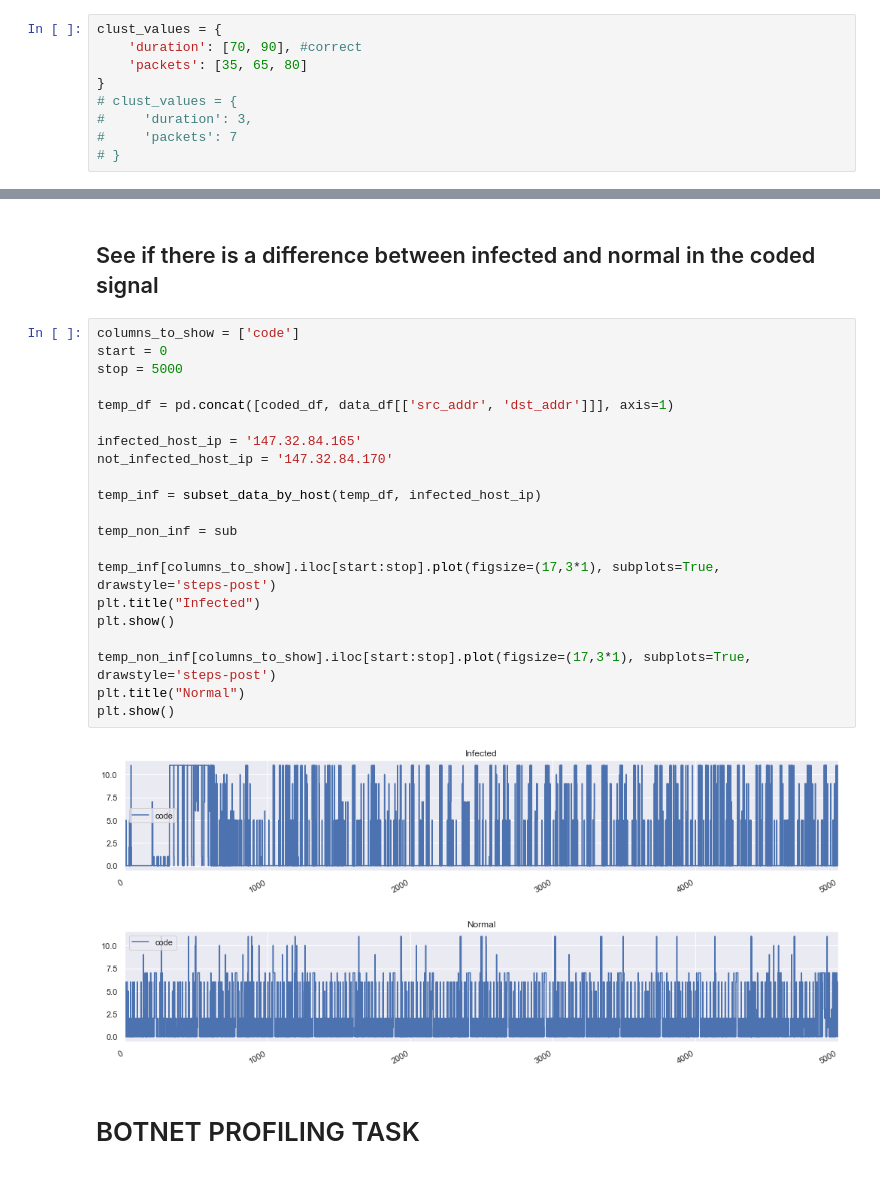
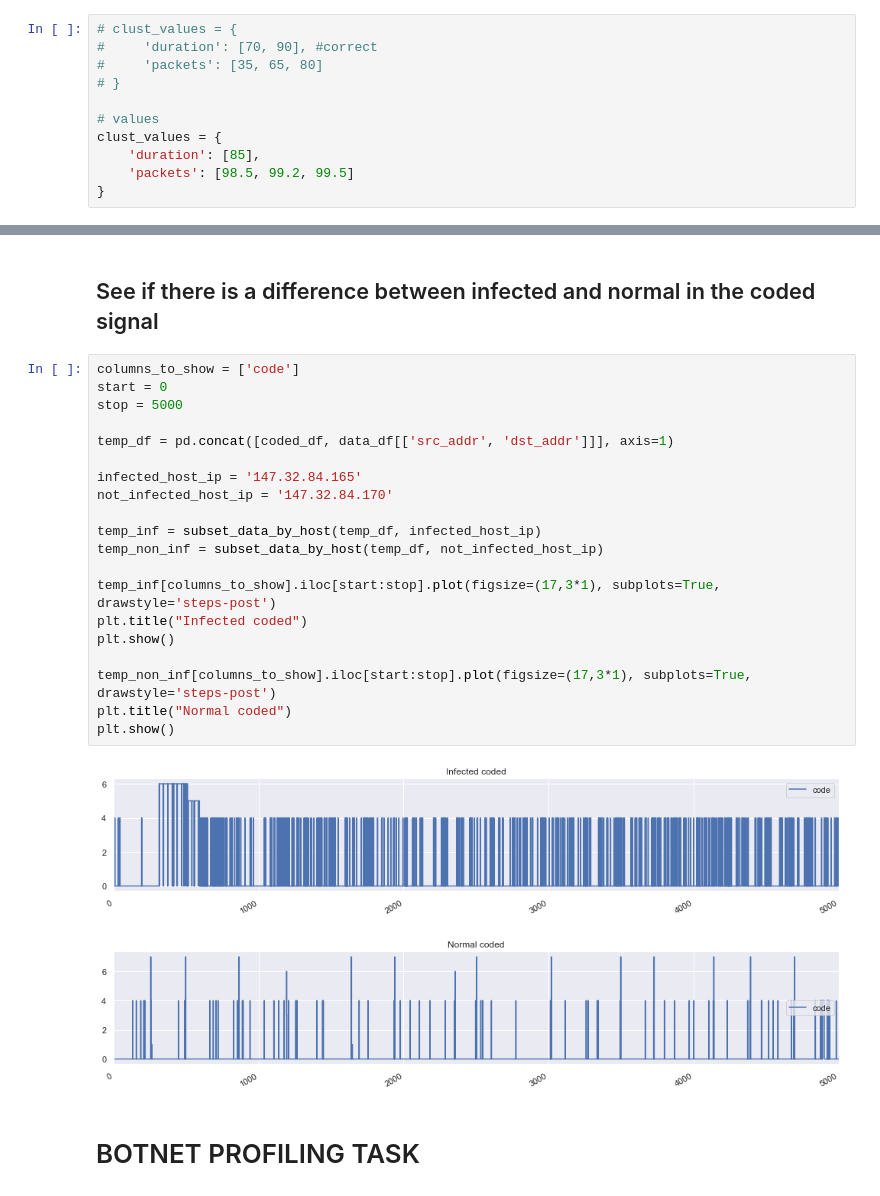
Before and after one commit to benhe119/Cyber-data-analytics_TUDelft, a Jupyter notebook: lab3/notebooks/Flow_data_discretization_task.ipynb, the cells around one changed output, grey strips where cells are left out. Saved outputs shown, nothing was run; the diff lists cells and outputs as text.

```diff
--- a/lab3/notebooks/Flow_data_discretization_task.ipynb
+++ b/lab3/notebooks/Flow_data_discretization_task.ipynb
@@ -169,12 +204,14 @@ We then manually select the percentiles in order to visually see that the discre
 # %%
+# clust_values = {
+#     'duration': [70, 90], #correct
+#     'packets': [35, 65, 80]
+# }
+
+# values
 clust_values = {
-    'duration': [70, 90], #correct
-    'packets': [35, 65, 80]
+    'duration': [85],
+    'packets': [98.5, 99.2, 99.5]
 }
-# clust_values = {
-#     'duration': 3,
-#     'packets': 7
-# }
 # %%
 def get_indices(percentiles,values):
     breaks = []
@@ -311,27 +337,26 @@ plt.show()
 # %%
 columns_to_show = ['code']
 start = 0
 stop = 5000
 
 temp_df = pd.concat([coded_df, data_df[['src_addr', 'dst_addr']]], axis=1)
 
 infected_host_ip = '147.32.84.165'
 not_infected_host_ip = '147.32.84.170'
 
 temp_inf = subset_data_by_host(temp_df, infected_host_ip)
-
-temp_non_inf = sub
+temp_non_inf = subset_data_by_host(temp_df, not_infected_host_ip)
 
 temp_inf[columns_to_show].iloc[start:stop].plot(figsize=(17,3*1), subplots=True, drawstyle='steps-post')
-plt.title("Infected")
+plt.title("Infected coded")
 plt.show()
 
 temp_non_inf[columns_to_show].iloc[start:stop].plot(figsize=(17,3*1), subplots=True, drawstyle='steps-post')
-plt.title("Normal")
+plt.title("Normal coded")
 plt.show()
 # %% [output]
-[figure, old version]
+[figure, new version]
-[figure, old version]
+[figure, new version]
 # %% [markdown]
 # BOTNET PROFILING TASK
 # %% [markdown]
```
Also changed, not shown: parts of 21 cells of this notebook, 1 other file.
